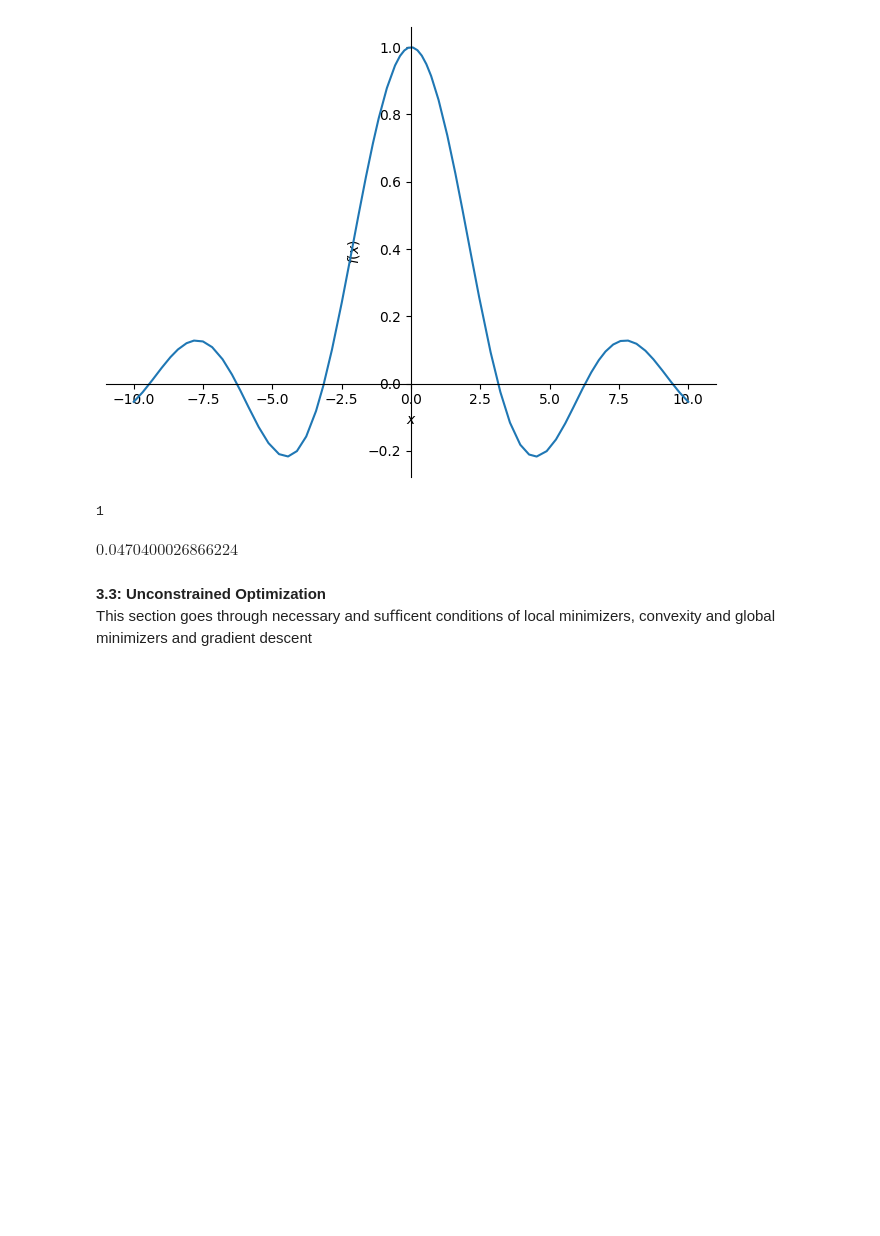
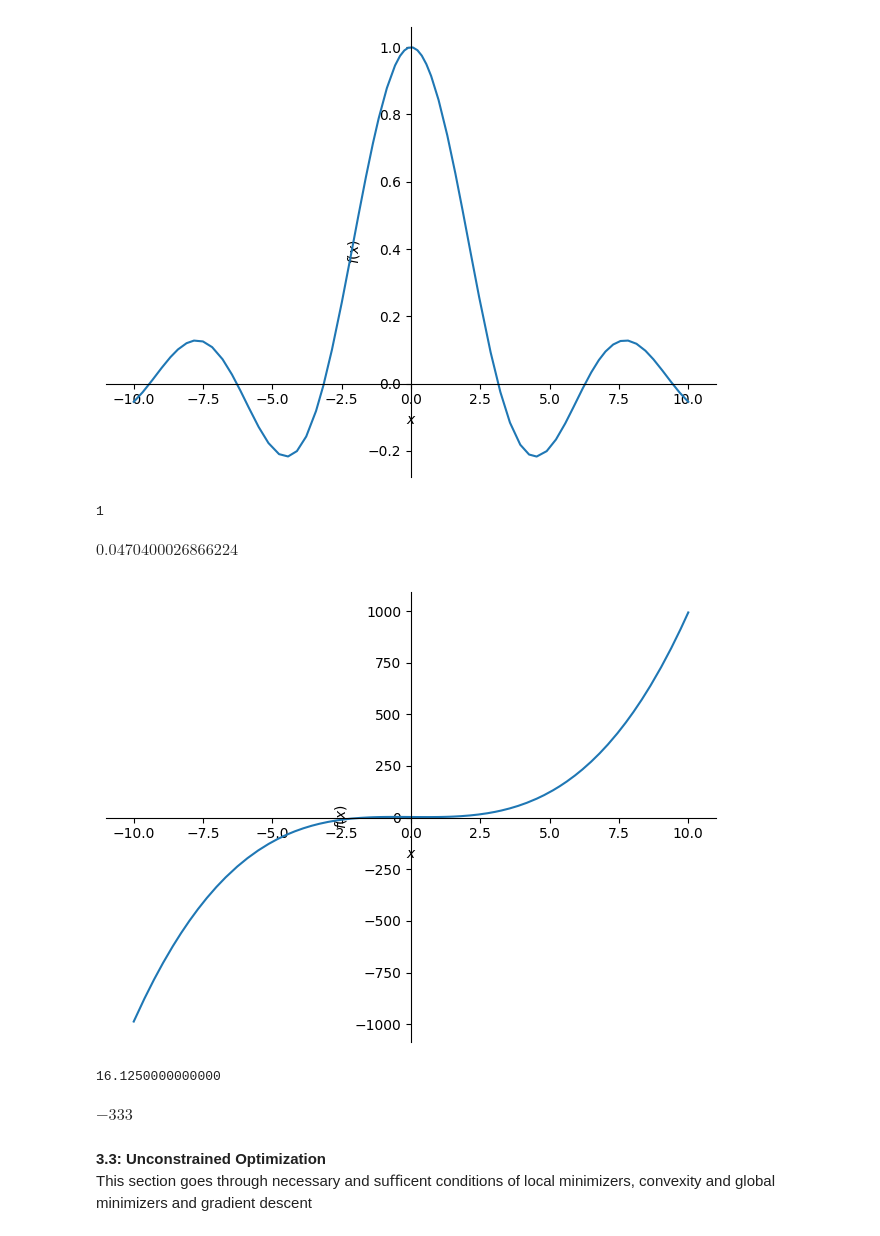
Before and after one commit to CalebaR/MAT-421, a Jupyter notebook: ModuleE.ipynb, the cells around one changed output. Saved outputs shown, nothing was run; the diff lists cells and outputs as text; code cells hidden in the pictures; blank space fills up the shorter version.

```diff
--- a/ModuleE.ipynb
+++ b/ModuleE.ipynb
@@ -20,3 +20,13 @@ limit(expr,x,3).evalf()
 [figure]
 1
 $\displaystyle 0.0470400026866224$
+# %%
+#more limits
+expr1 = x**3 - x +3;
+plot(expr1)
+print(limit(expr1,x,2.5))
+limit(expr1,x,-7)
+# %% [output]
+[figure, added]
+16.1250000000000
+$\displaystyle -333$
```
Also changed, not shown: parts of 1 cell of this notebook.
